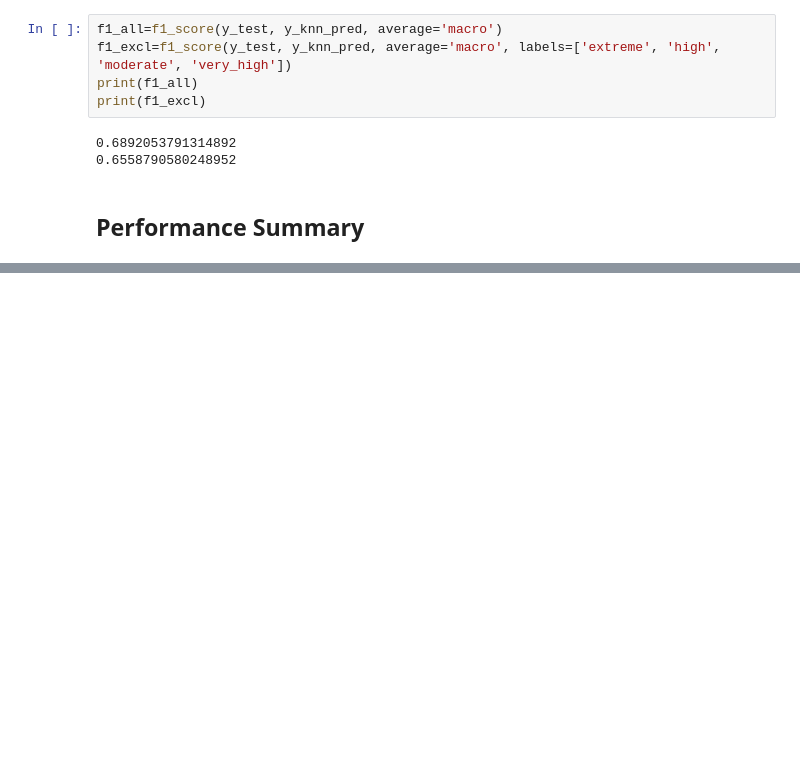
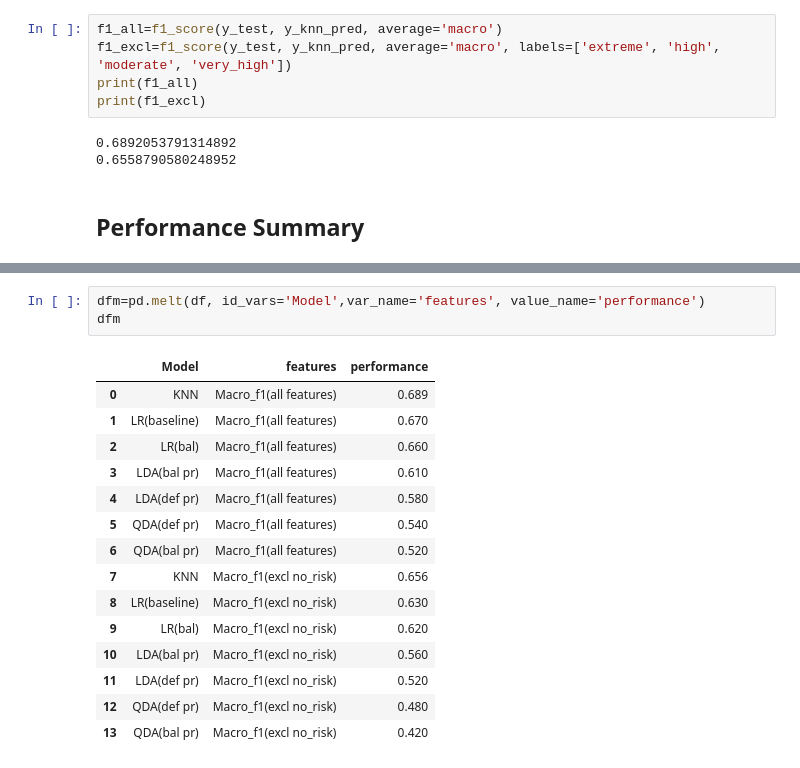
Before and after one commit to Mussab157/Wildfire-Prediction-Classification, a Jupyter notebook: notebooks/03_modelling.ipynb, the cells around one changed output, grey strips where cells are left out. Saved outputs shown, nothing was run; the diff lists cells and outputs as text; blank space fills up the shorter version.

```diff
--- a/notebooks/03_modelling.ipynb
+++ b/notebooks/03_modelling.ipynb
@@ -385,0 +386,19 @@ df
+# %%
+dfm=pd.melt(df, id_vars='Model',var_name='features', value_name='performance')
+dfm
+# %% [output]
+|  | Model | features | performance |
+| 0 | KNN | Macro_f1(all features) | 0.689 |
+| 1 | LR(baseline) | Macro_f1(all features) | 0.670 |
+| 2 | LR(bal) | Macro_f1(all features) | 0.660 |
+| 3 | LDA(bal pr) | Macro_f1(all features) | 0.610 |
+| 4 | LDA(def pr) | Macro_f1(all features) | 0.580 |
+| 5 | QDA(def pr) | Macro_f1(all features) | 0.540 |
+| 6 | QDA(bal pr) | Macro_f1(all features) | 0.520 |
+| 7 | KNN | Macro_f1(excl no_risk) | 0.656 |
+| 8 | LR(baseline) | Macro_f1(excl no_risk) | 0.630 |
+| 9 | LR(bal) | Macro_f1(excl no_risk) | 0.620 |
+| 10 | LDA(bal pr) | Macro_f1(excl no_risk) | 0.560 |
+| 11 | LDA(def pr) | Macro_f1(excl no_risk) | 0.520 |
+| 12 | QDA(def pr) | Macro_f1(excl no_risk) | 0.480 |
+| 13 | QDA(bal pr) | Macro_f1(excl no_risk) | 0.420 |
```
Also changed, not shown: parts of 2 cells of this notebook, 1 other file.
